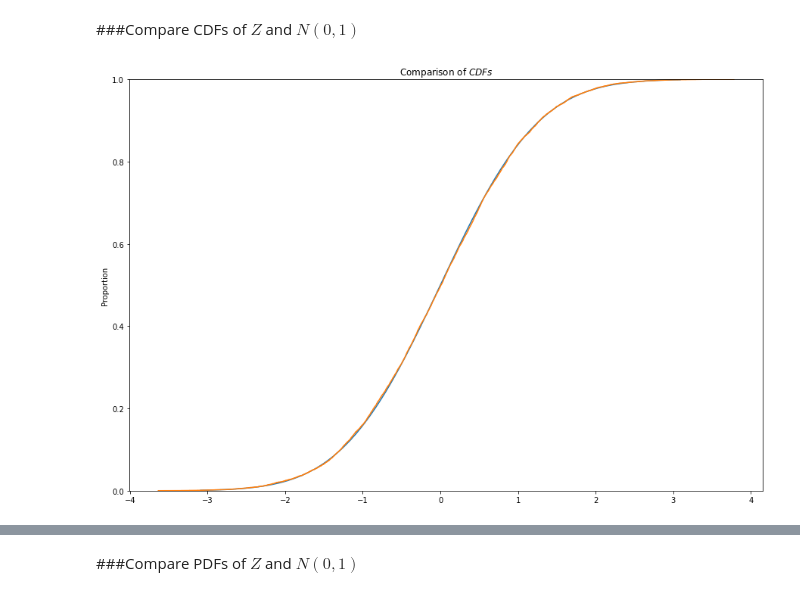
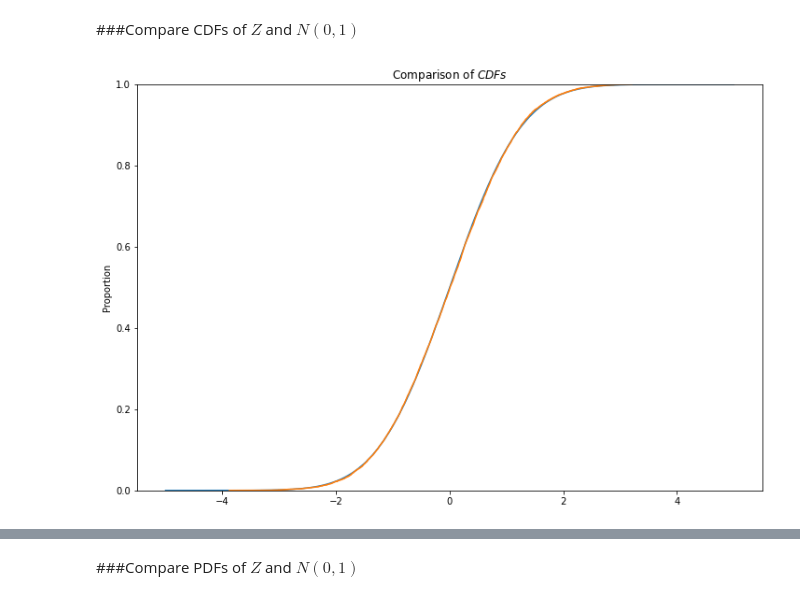
Before and after one commit to lukaszlaszczuk/computer-simulations-of-stochastic-processes, a Jupyter notebook: List1.ipynb, the cells around one changed output, grey strips where cells are left out. Saved outputs shown, nothing was run; the diff lists cells and outputs as text; code cells hidden in the pictures.

Commit message:
Created function for comparing empirical vs theoretical distribution

```diff
--- a/List1.ipynb
+++ b/List1.ipynb
@@ -23,5 +23,20 @@ def generate_z_vect(n_u, vect_len):
   return Z
 # %%
 vect_z = generate_z_vect(12, 10000)
+# %%
+def generate_comparison_plot(z_vector, type_, x_min, x_max, y_scale='linear', x_scale='linear'):
+  rv = norm()
+  x = np.linspace(x_min, x_max, 1000)
+  theory_func = norm.cdf if type_ == 'CDF' else norm.pdf if type_ == 'PDF' else 0
+  plot_empirical_func = sns.ecdfplot if type_ == 'CDF' else sns.kdeplot if type_ == 'PDF' else 0
+
+  fig, ax = plt.subplots(figsize=(12,8))
+  sns.lineplot(x=x, y=theory_func(x), ax=ax)
+  plot_empirical_func(z_vector, ax=ax)
+  plt.title(f'Comparison of ${type_}s$')
+  plt.yscale(y_scale)
+  plt.xscale(x_scale)
+  plt.show()
+  return fig
 # %% [markdown]
 ###Compare CDFs of $Z$ and $N(0,1)$
@@ -31,8 +43,4 @@ x = np.linspace(norm.ppf(0.001), norm.ppf(0.999), 100)
-# %%
-fig, ax = plt.subplots(figsize=(15,10))
-sns.lineplot(x=x, y=norm.cdf(x), ax=ax)
-sns.ecdfplot(vect_z, ax=ax)
-plt.title('Comparison of $CDFs$')
-plt.show()
-# %% [output]
-[figure, removed]
+# %%
+cdf_comparison = generate_comparison_plot(vect_z, 'CDF', -5, 5)
+# %% [output]
+[figure, added]
```
Also changed, not shown: parts of 11 cells of this notebook.
